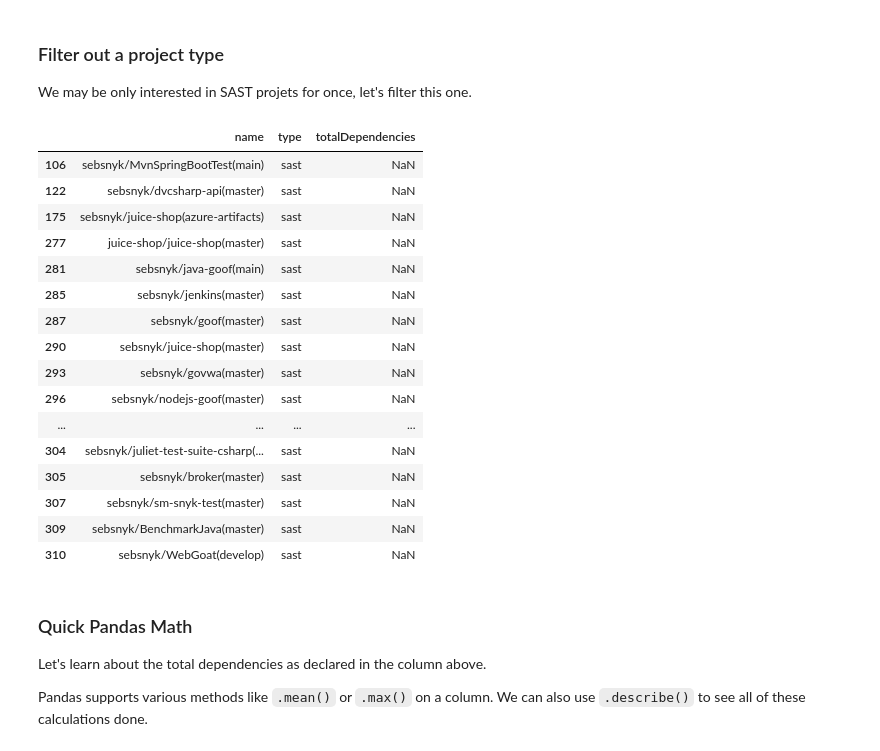
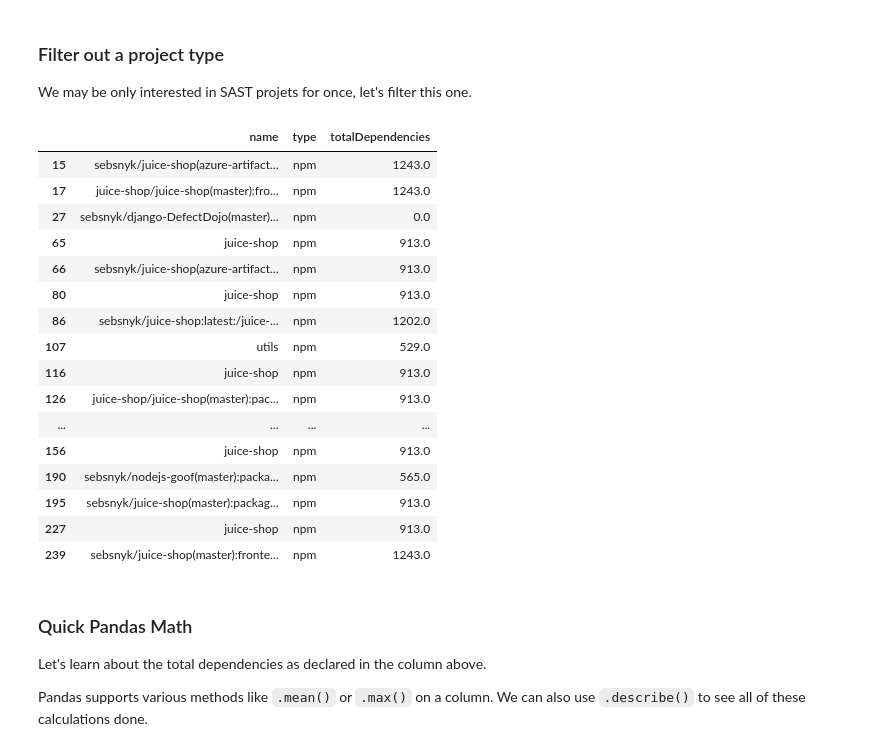
Before and after one commit to mcsnyk/Seb-snyk-api-workshop, a Jupyter notebook: Snyk API Workshop.ipynb, the cells around one changed output. Drawn from its saved outputs; the diff is of its cells as text; code cells hidden in the pictures.

```diff
--- a/Snyk API Workshop.ipynb
+++ b/Snyk API Workshop.ipynb
@@ -142,25 +138,25 @@ That is a lot of rows (in my case). How can we filter this quickly?
 
 We may be only interested in SAST projets for once, let's filter this one.
 # %%
-projectsFrame[projectsFrame.type == 'sast'][['name', 'type', 'totalDependencies']]
+projectsFrame[projectsFrame.type == 'npm'][['name', 'type', 'totalDependencies']]
 # %% [output]
 |  | name | type | totalDependencies |
-| 106 | sebsnyk/MvnSpringBootTest(main) | sast | NaN |
-| 122 | sebsnyk/dvcsharp-api(master) | sast | NaN |
-| 175 | sebsnyk/juice-shop(azure-artifacts) | sast | NaN |
-| 277 | juice-shop/juice-shop(master) | sast | NaN |
-| 281 | sebsnyk/java-goof(main) | sast | NaN |
-| 285 | sebsnyk/jenkins(master) | sast | NaN |
-| 287 | sebsnyk/goof(master) | sast | NaN |
-| 290 | sebsnyk/juice-shop(master) | sast | NaN |
-| 293 | sebsnyk/govwa(master) | sast | NaN |
-| 296 | sebsnyk/nodejs-goof(master) | sast | NaN |
+| 15 | sebsnyk/juice-shop(azure-artifact... | npm | 1243.0 |
+| 17 | juice-shop/juice-shop(master):fro... | npm | 1243.0 |
+| 27 | sebsnyk/django-DefectDojo(master)... | npm | 0.0 |
+| 65 | juice-shop | npm | 913.0 |
+| 66 | sebsnyk/juice-shop(azure-artifact... | npm | 913.0 |
+| 80 | juice-shop | npm | 913.0 |
+| 86 | sebsnyk/juice-shop:latest:/juice-... | npm | 1202.0 |
+| 107 | utils | npm | 529.0 |
+| 116 | juice-shop | npm | 913.0 |
+| 126 | juice-shop/juice-shop(master):pac... | npm | 913.0 |
 | ... | ... | ... | ... |
-| 304 | sebsnyk/juliet-test-suite-csharp(... | sast | NaN |
-| 305 | sebsnyk/broker(master) | sast | NaN |
-| 307 | sebsnyk/sm-snyk-test(master) | sast | NaN |
-| 309 | sebsnyk/BenchmarkJava(master) | sast | NaN |
-| 310 | sebsnyk/WebGoat(develop) | sast | NaN |
+| 156 | juice-shop | npm | 913.0 |
+| 190 | sebsnyk/nodejs-goof(master):packa... | npm | 565.0 |
+| 195 | sebsnyk/juice-shop(master):packag... | npm | 913.0 |
+| 227 | juice-shop | npm | 913.0 |
+| 239 | sebsnyk/juice-shop(master):fronte... | npm | 1243.0 |
 # %% [markdown]
 ### Quick Pandas Math
 
```
Also changed, not shown: parts of 9 cells of this notebook.
